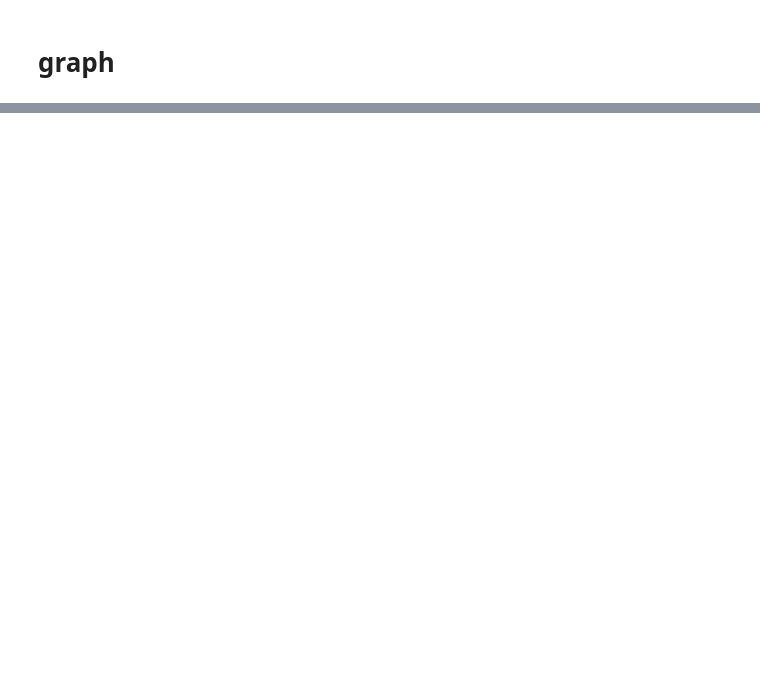
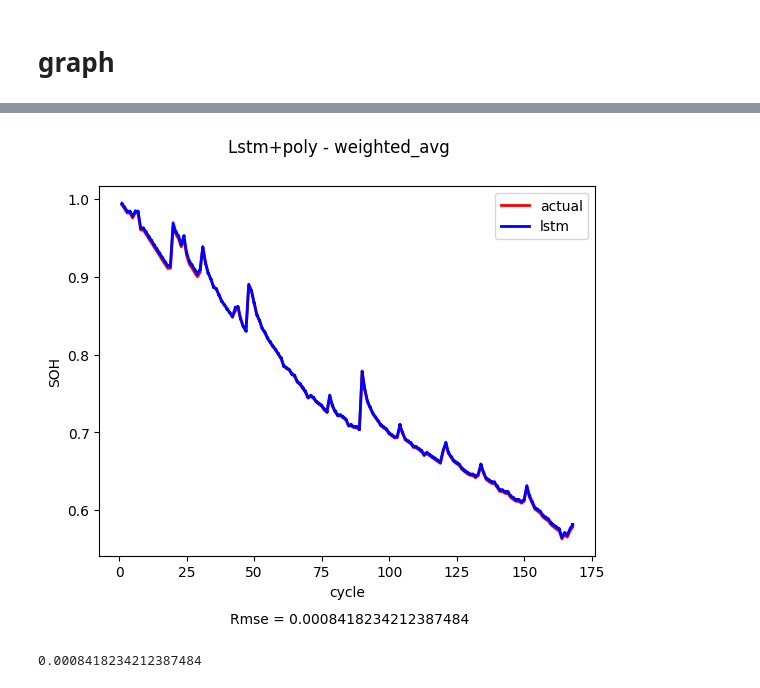
Before and after one commit to Tarakesh-sampath/State-of-Health-Estimation-Battery, a Jupyter notebook: Models/enessembled.ipynb, the cells around one changed output, grey strips where cells are left out. Cells and saved outputs as stored; diff of their text form; code cells hidden in the pictures; blank space fills up the shorter version.

```diff
--- a/Models/enessembled.ipynb
+++ b/Models/enessembled.ipynb
@@ -193,3 +174,19 @@ print(f'R-squared: {r2}')
+# %%
+# Calculate performance weighted average
+
+rmse_poly = np.sqrt(metrics.mean_squared_error(y_test, poly_predictions))
+rmse_lstm = np.sqrt(metrics.mean_squared_error(y_test, lstm_predictions))
+
+# Assign weights inversely proportional to MSE
+
+weight_poly = 1 / rmse_poly
+weight_lstm = 1 / rmse_lstm
+total_weight = weight_poly + weight_lstm
+weight_poly /= total_weight
+weight_lstm /= total_weight
+
+# Combine predictions
+combined_predictions = (weight_poly * poly_predictions + weight_lstm * lstm_predictions)
 # %% [markdown]
 # graph
 # %%
@@ -208,0 +206,14 @@ print(np.sqrt(metrics.mean_squared_error(y_test, final_predictions)))
+# %%
+plt.plot(X_test["cycle"],y_test,color='red',label='actual',linewidth=2)
+plt.plot(X_test["cycle"],combined_predictions,color='blue',label="lstm",linewidth=2)
+plt.xlabel("cycle")
+plt.ylabel("SOH")
+rmse="Rmse = "+str(np.sqrt(metrics.mean_squared_error(y_test, final_predictions)))
+plt.figtext(0.33, -0.03, rmse, fontsize=10)
+plt.legend(loc="upper right")
+plt.suptitle("Lstm+poly - weighted_avg")
+plt.show()
+print(np.sqrt(metrics.mean_squared_error(y_test, final_predictions)))
+# %% [output]
+[figure, added]
+0.0008418234212387484
```
Also changed, not shown: parts of 6 cells of this notebook, 3 other files.
